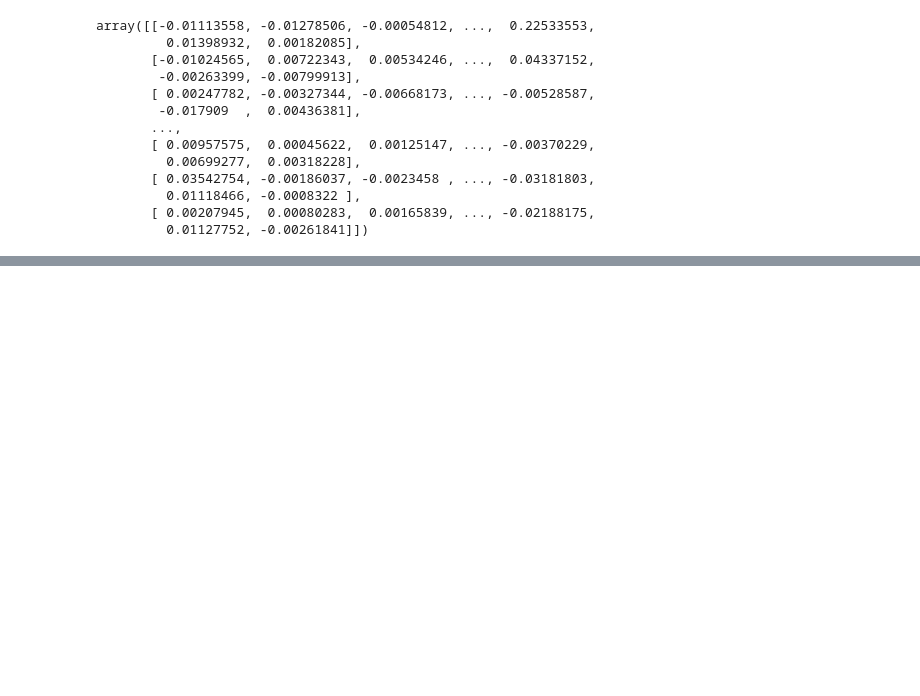
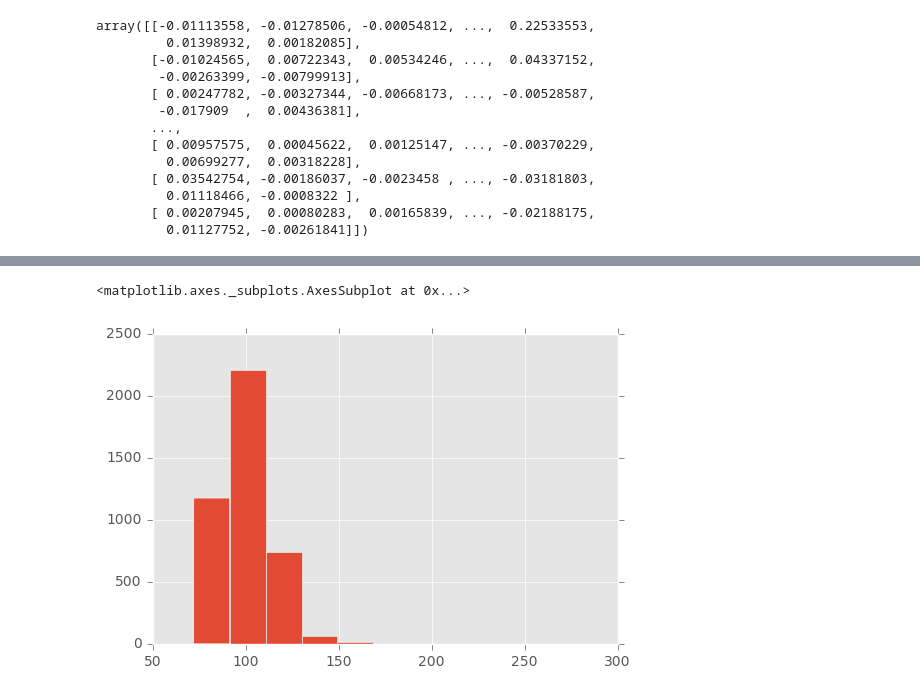
Before and after one commit to datitran/Krimskrams, a Jupyter notebook: Kaggle/Mercedes-Benz Greener Manufacturing/data_review.ipynb, the cells around one changed output, grey strips where cells are left out. Cells and saved outputs as stored; diff of their text form; code cells hidden in the pictures; blank space fills up the shorter version.

```diff
--- a/Kaggle/Mercedes-Benz Greener Manufacturing/data_review.ipynb
+++ b/Kaggle/Mercedes-Benz Greener Manufacturing/data_review.ipynb
@@ -427,0 +447,5 @@ array([[-0.01113558, -0.01278506, -0.00054812, ...,  0.22533553,
+# %%
+train.y.hist()
+# %% [output]
+<matplotlib.axes._subplots.AxesSubplot at 0x...>
+[figure, added]
```
Also changed, not shown: parts of 3 cells of this notebook, 11 other files.
